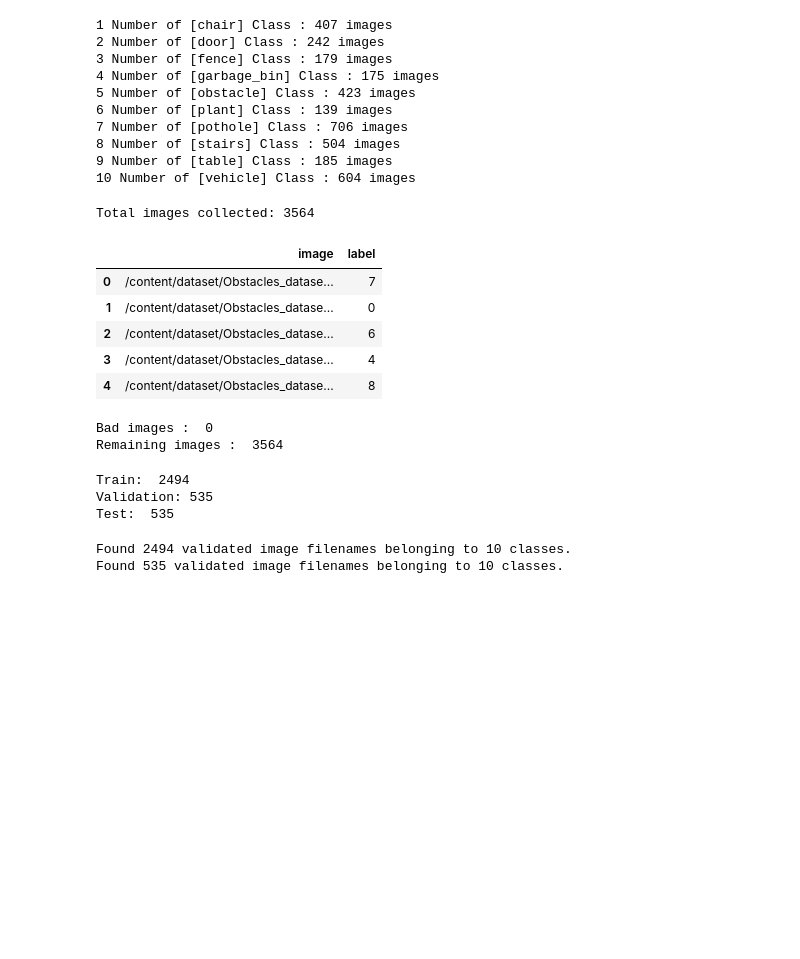
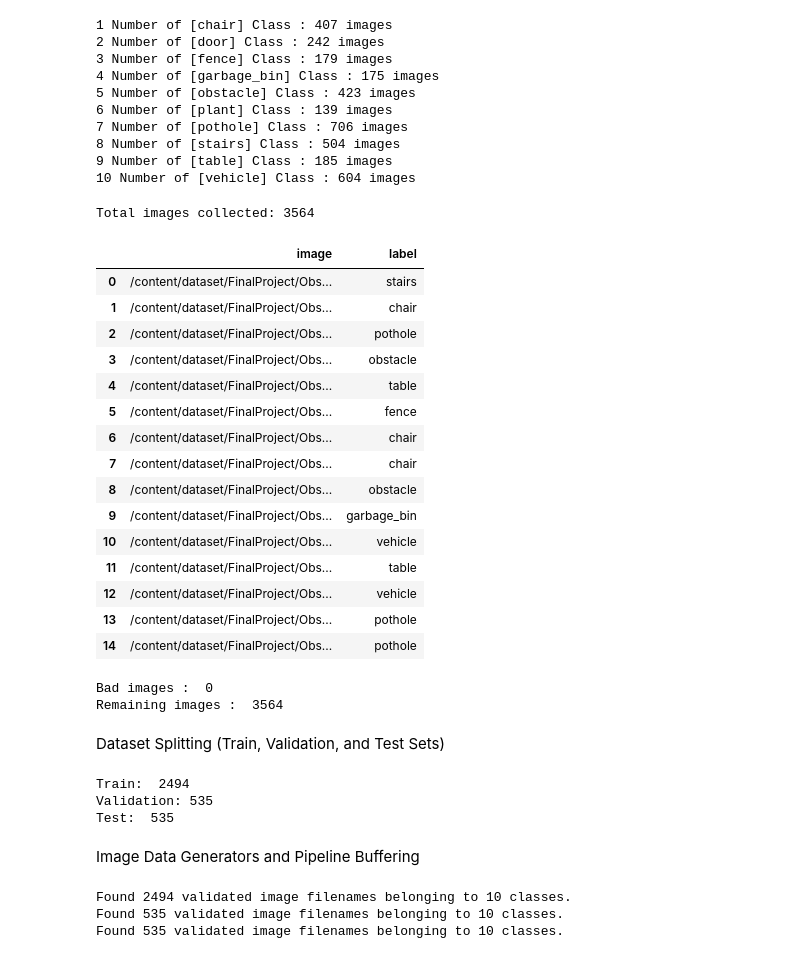
Before and after one commit to alwhshalkasr267-design/FinalProject, a Jupyter notebook: finalproject_2.ipynb, the cells around one changed output. Saved outputs shown, nothing was run; the diff lists cells and outputs as text; code cells hidden in the pictures; blank space fills up the shorter version.

```diff
--- a/finalproject_2.ipynb
+++ b/finalproject_2.ipynb
@@ -27,11 +29,11 @@ import seaborn as sns
 # %%
 zip_path = '/content/drive/MyDrive/Obstacles_dataset.zip'
-extracted_path = '/content/dataset/Obstacles_dataset'
+extracted_path = '/content/dataset/FinalProject/Obstacles_dataset'
 
 if not os.path.exists(extracted_path):
     with zipfile.ZipFile(zip_path, 'r') as zip_ref:
         zip_ref.extractall(extracted_path)
-    print("تم فك ضغط البيانات بنجاح في المسار المحلي.")
+        print("Dataset extracted successfully to the local path.")
 else:
-    print("المجلد موجود مسبقاً.")
+        print("Folder already exists.")
 # %% [output]
@@ -41,5 +43,5 @@ Load Data
 # %%
-folder_path = '/content/dataset/Obstacles_dataset'
+folder_path = extracted_path
 
 if len(os.listdir(folder_path)) == 1:
     folder_path = os.path.join(folder_path, os.listdir(folder_path)[0])
@@ -72,29 +77,44 @@ for folder in sorted(os.listdir(folder_path)):
 images = []
 labels = []
 
-for label_idx, classes_name in enumerate(classes_names):
+for classes_name in classes_names:
     class_dir = os.path.join(folder_path, classes_name)
+
     if os.path.isdir(class_dir):
+
         for file in os.listdir(class_dir):
             img_path = os.path.join(class_dir, file)
             images.append(img_path)
-            labels.append(str(label_idx))
+            labels.append(classes_name)
 # %%
 df = pd.DataFrame({
     "image": images,
     "label": labels
 })
 
 # خلط البيانات
-df = df.sample(frac=1, random_state=42).reset_index(drop=True)
+df = df.sample(
+    frac=1,
+    random_state=42
+    ).reset_index(drop=True)
 print(f"Total images collected: {len(df)}")
-df.head()
+df.head(15)
 # %% [output]
 Total images collected: 3564
 |  | image | label |
-| 0 | /content/dataset/Obstacles_datase... | 7 |
-| 1 | /content/dataset/Obstacles_datase... | 0 |
-| 2 | /content/dataset/Obstacles_datase... | 6 |
-| 3 | /content/dataset/Obstacles_datase... | 4 |
-| 4 | /content/dataset/Obstacles_datase... | 8 |
+| 0 | /content/dataset/FinalProject/Obs... | stairs |
+| 1 | /content/dataset/FinalProject/Obs... | chair |
+| 2 | /content/dataset/FinalProject/Obs... | pothole |
+| 3 | /content/dataset/FinalProject/Obs... | obstacle |
+| 4 | /content/dataset/FinalProject/Obs... | table |
+| 5 | /content/dataset/FinalProject/Obs... | fence |
+| 6 | /content/dataset/FinalProject/Obs... | chair |
+| 7 | /content/dataset/FinalProject/Obs... | chair |
+| 8 | /content/dataset/FinalProject/Obs... | obstacle |
+| 9 | /content/dataset/FinalProject/Obs... | garbage_bin |
+| 10 | /content/dataset/FinalProject/Obs... | vehicle |
+| 11 | /content/dataset/FinalProject/Obs... | table |
+| 12 | /content/dataset/FinalProject/Obs... | vehicle |
+| 13 | /content/dataset/FinalProject/Obs... | pothole |
+| 14 | /content/dataset/FinalProject/Obs... | pothole |
 # %%
@@ -118,6 +137,8 @@ print("Remaining images : ", len(df) )
 # %% [output]
 Bad images :  0
 Remaining images :  3564
+# %% [markdown]
+Dataset Splitting (Train, Validation, and Test Sets)
 # %%
 from sklearn.model_selection import train_test_split
 
@@ -155,5 +177,7 @@ train_gen = ImageDataGenerator(
 val_gen = ImageDataGenerator(rescale=1./255)
 test_gen = ImageDataGenerator(rescale=1./255)
+# %% [markdown]
+Image Data Generators and Pipeline Buffering
 # %%
 IMG_SIZE = (224, 224)
 BATCH_SIZE = 32
@@ -176,6 +200,17 @@ test_it = test_gen.flow_from_dataframe(
     class_mode="categorical",
     shuffle=False
 )
+
+val_it = val_gen.flow_from_dataframe(
+    val_df,
+    x_col="image",
+    y_col="label",
+    target_size=IMG_SIZE,
+    batch_size=BATCH_SIZE,
+    class_mode="categorical",
+    shuffle=False
+)
 # %% [output]
 Found 2494 validated image filenames belonging to 10 classes.
 Found 535 validated image filenames belonging to 10 classes.
+Found 535 validated image filenames belonging to 10 classes.
```
Also changed, not shown: parts of 24 cells of this notebook.
